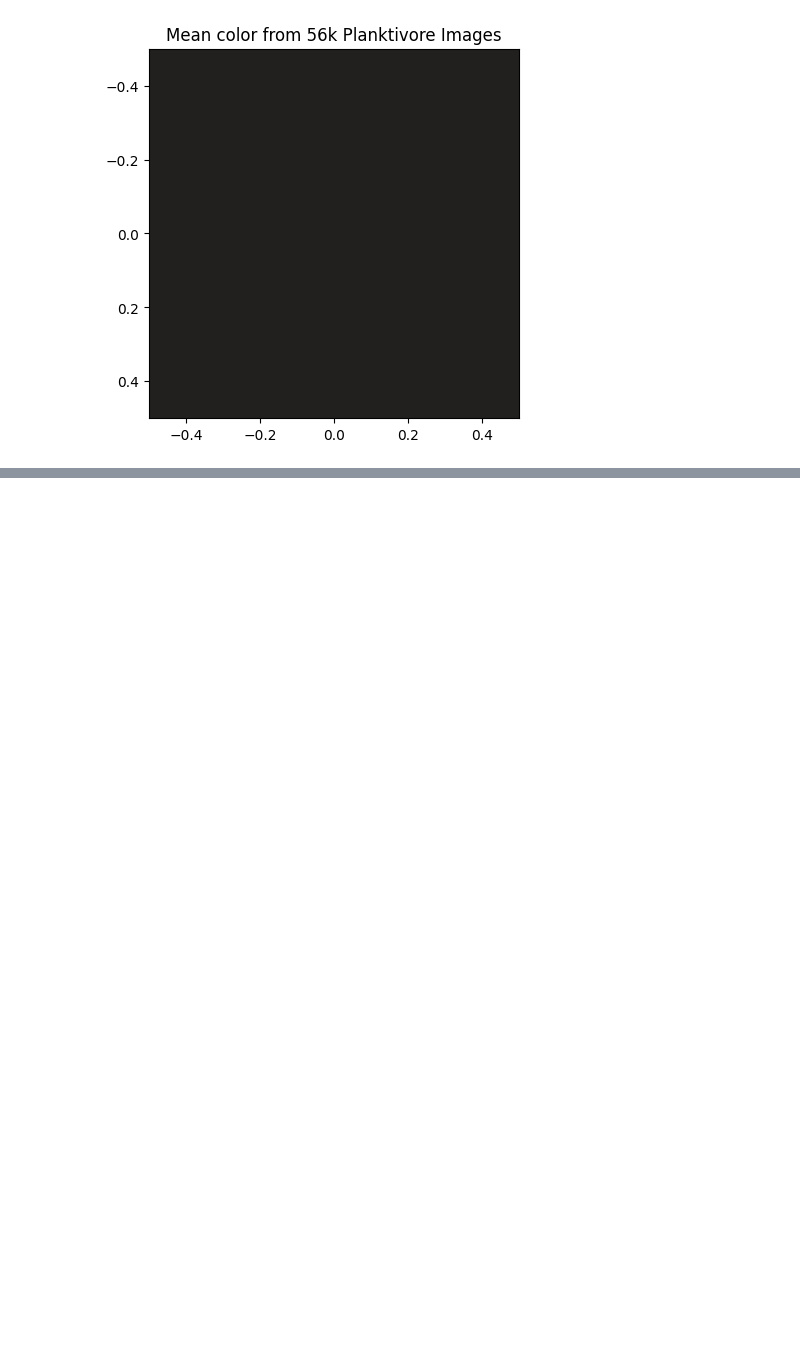
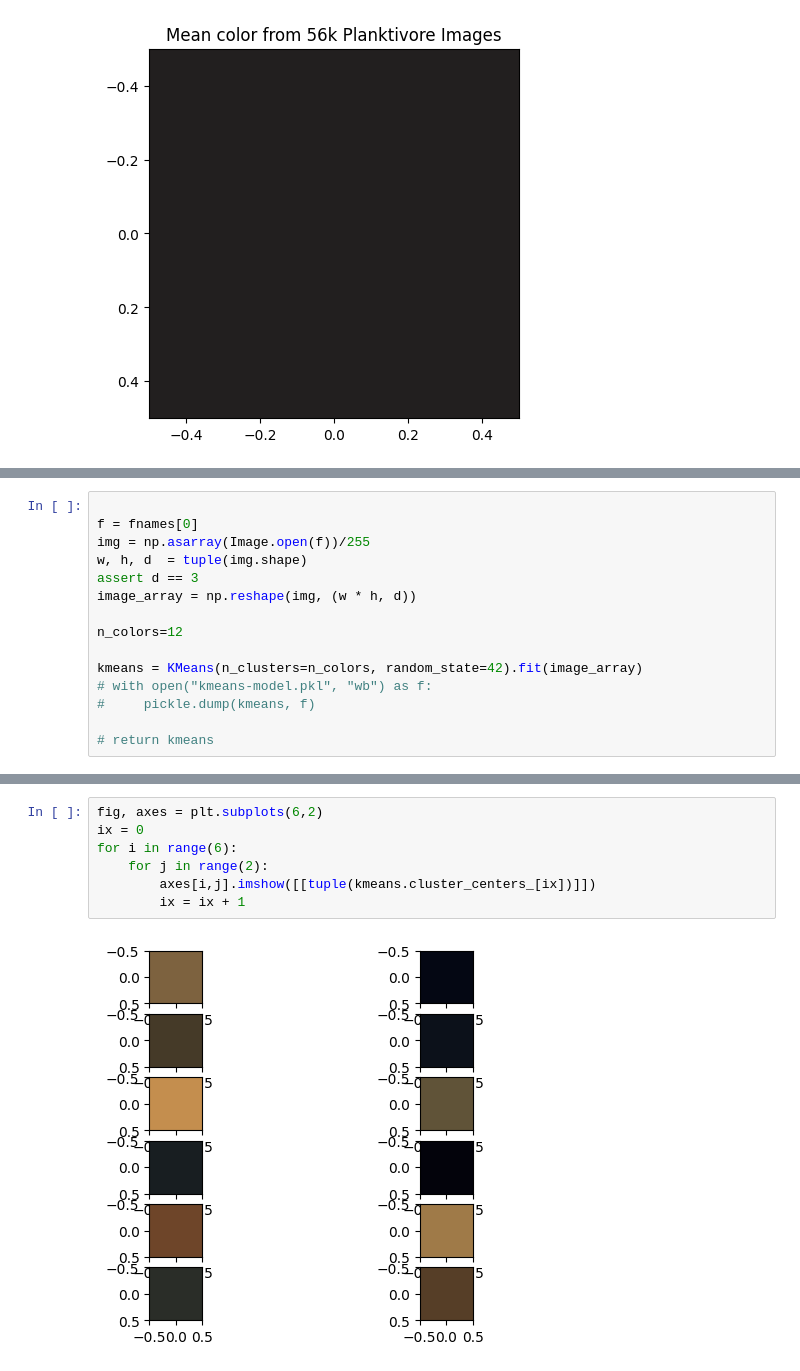
Before and after one commit to CeNCOOS/planktivore_synchro_analysis, a Jupyter notebook: planktivore_mean_color.ipynb, the cells around one changed output, grey strips where cells are left out. Drawn from its saved outputs; the diff is of its cells as text; blank space fills up the shorter version.

Commit message:
Added mean color plot

```diff
--- a/planktivore_mean_color.ipynb
+++ b/planktivore_mean_color.ipynb
@@ -57,0 +61,15 @@ Mean RGB Value is [0.1350966  0.12162398 0.12369811]
+# %%
+
+f = fnames[0]
+img = np.asarray(Image.open(f))/255
+w, h, d  = tuple(img.shape)
+assert d == 3
+image_array = np.reshape(img, (w * h, d))
+
+n_colors=12
+
+kmeans = KMeans(n_clusters=n_colors, random_state=42).fit(image_array)
+# with open("kmeans-model.pkl", "wb") as f:
+#     pickle.dump(kmeans, f)
+
+# return kmeans
@@ -57,0 +78,9 @@ Mean RGB Value is [0.1350966  0.12162398 0.12369811]
+# %%
+fig, axes = plt.subplots(6,2)
+ix = 0
+for i in range(6):
+    for j in range(2):
+        axes[i,j].imshow([[tuple(kmeans.cluster_centers_[ix])]])
+        ix = ix + 1
+# %% [output]
+[figure, added]
```
Also changed, not shown: parts of 5 cells of this notebook.
